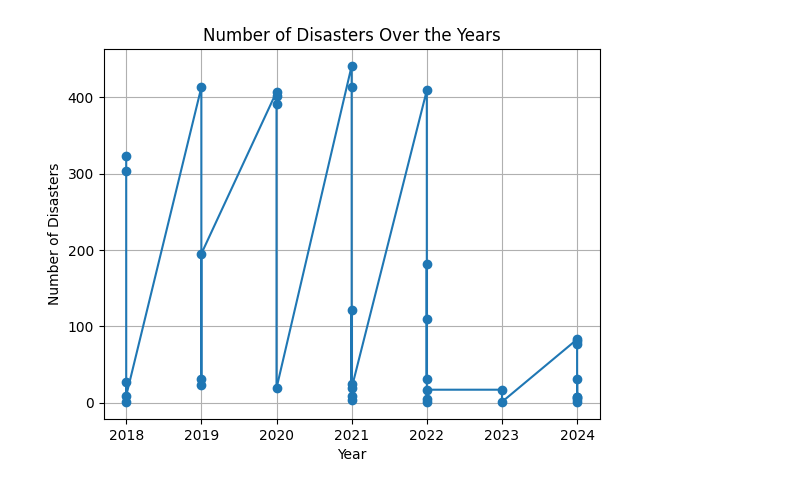
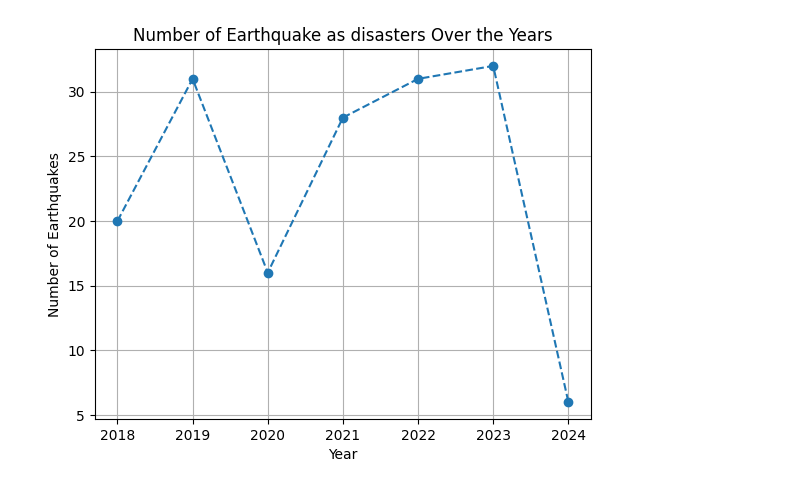
Before and after one commit to MihirDixit14/Natural-Disaster-Survey, a Jupyter notebook: Disaster.ipynb, the cells around one changed output. Drawn from its saved outputs; the diff is of its cells as text; code cells hidden in the pictures.

```diff
--- a/Disaster.ipynb
+++ b/Disaster.ipynb
@@ -1,22 +1,22 @@
 # %%
 import pandas as pd
 import matplotlib.pyplot as plt
 
-df = pd.read_csv(r'C:\Users\mihir\Downloads\disaster-events new.csv')
+df = pd.read_csv(r'./disaster-events new.csv')
 
 
-df_filtered = df[(df['Year'] >= 2018) & (df['Disasters'])]
+df_filtered = df[(df['Year'] >= 2018) & (df['Entity']=='Earthquake')]
 
-plt.plot(df_filtered['Year'], df_filtered['Disasters'], marker='o', linestyle='-')
+plt.plot(df_filtered['Year'], df_filtered['Disasters'], marker='o', linestyle='--')
 
-plt.title('Number of Disasters Over the Years')
+plt.title('Number of Earthquake as disasters Over the Years')
 plt.xlabel('Year')
-plt.ylabel('Number of Disasters')
+plt.ylabel('Number of Earthquakes')
 
 
 plt.grid(True)
 
 
 plt.show()
 # %% [output]
-[figure, old version]
+[figure, new version]
```
Also changed, not shown: parts of 1 cell of this notebook.
